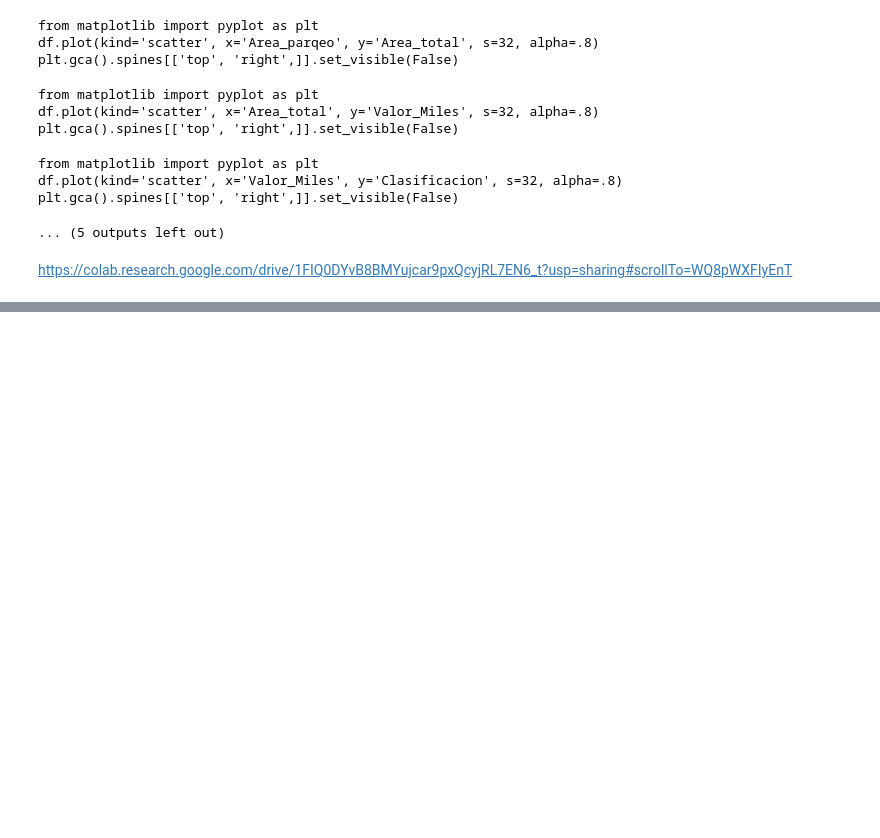
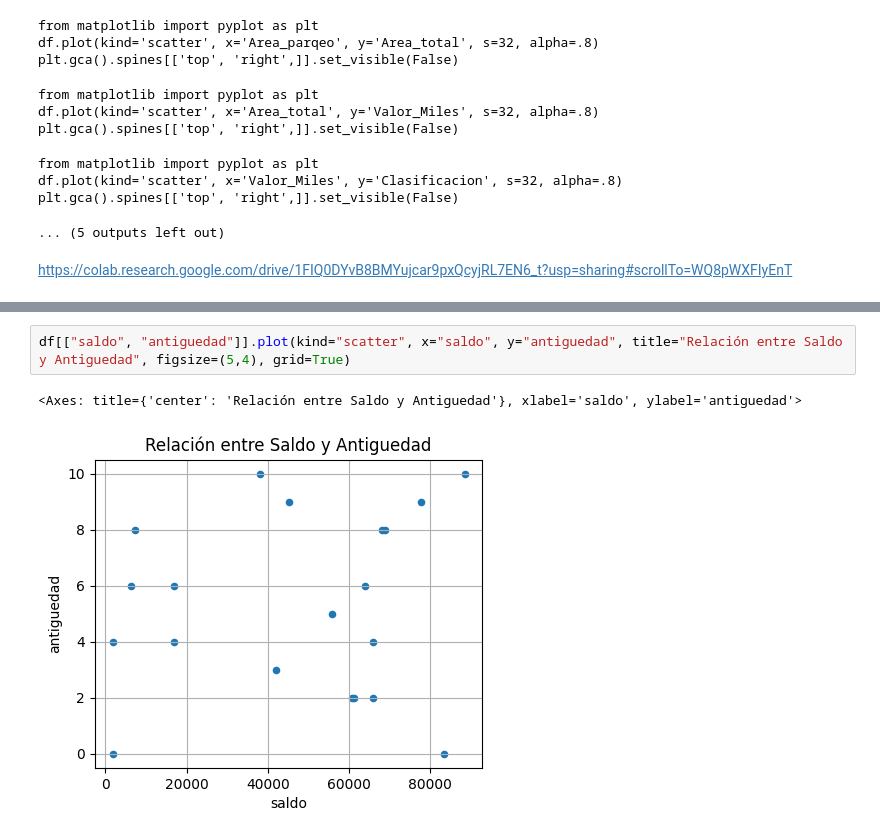
Before and after one commit to osanchez694/Curso-Inteligencia-Artificial, a Jupyter notebook: EDA_Apuntes_de_Clase.ipynb, the cells around one changed output, grey strips where cells are left out. Drawn from its saved outputs; the diff is of its cells as text; blank space fills up the shorter version.

```diff
--- a/EDA_Apuntes_de_Clase.ipynb
+++ b/EDA_Apuntes_de_Clase.ipynb
@@ -139,0 +492,5 @@ df.head()
+# %%
+df[["saldo", "antiguedad"]].plot(kind="scatter", x="saldo", y="antiguedad", title="Relación entre Saldo y Antiguedad", figsize=(5,4), grid=True)
+# %% [output]
+<Axes: title={'center': 'Relación entre Saldo y Antiguedad'}, xlabel='saldo', ylabel='antiguedad'>
+[figure, added]
```
Also changed, not shown: parts of 40 cells of this notebook.
